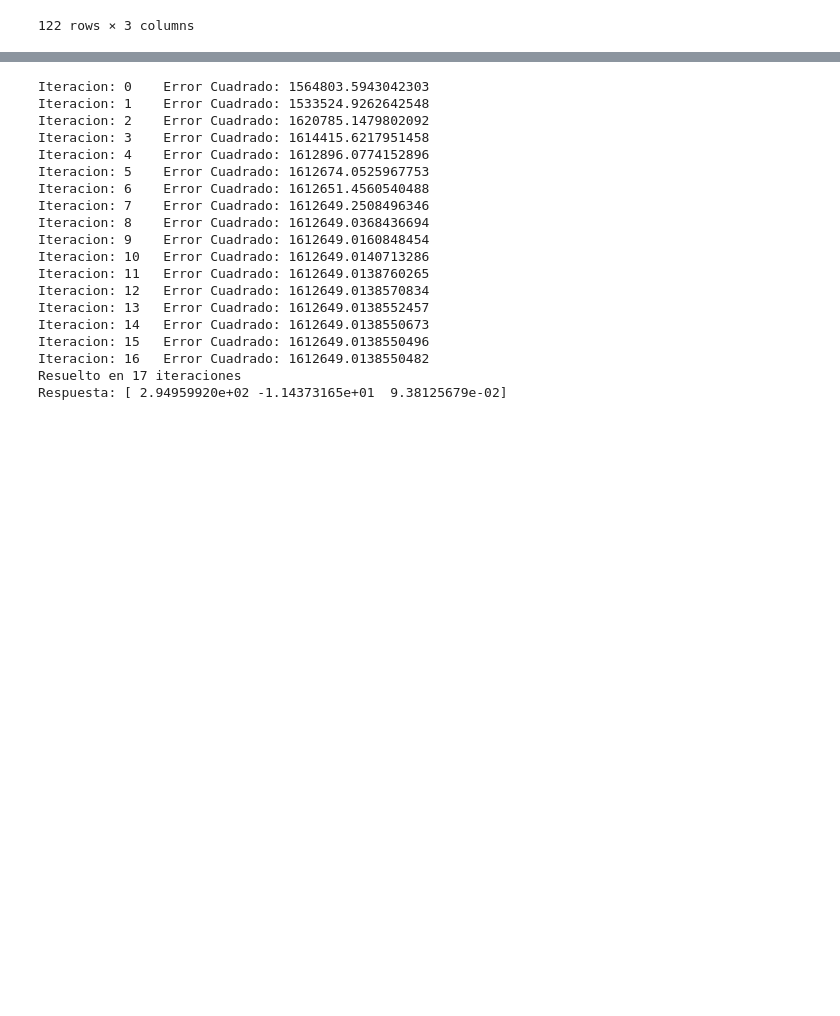
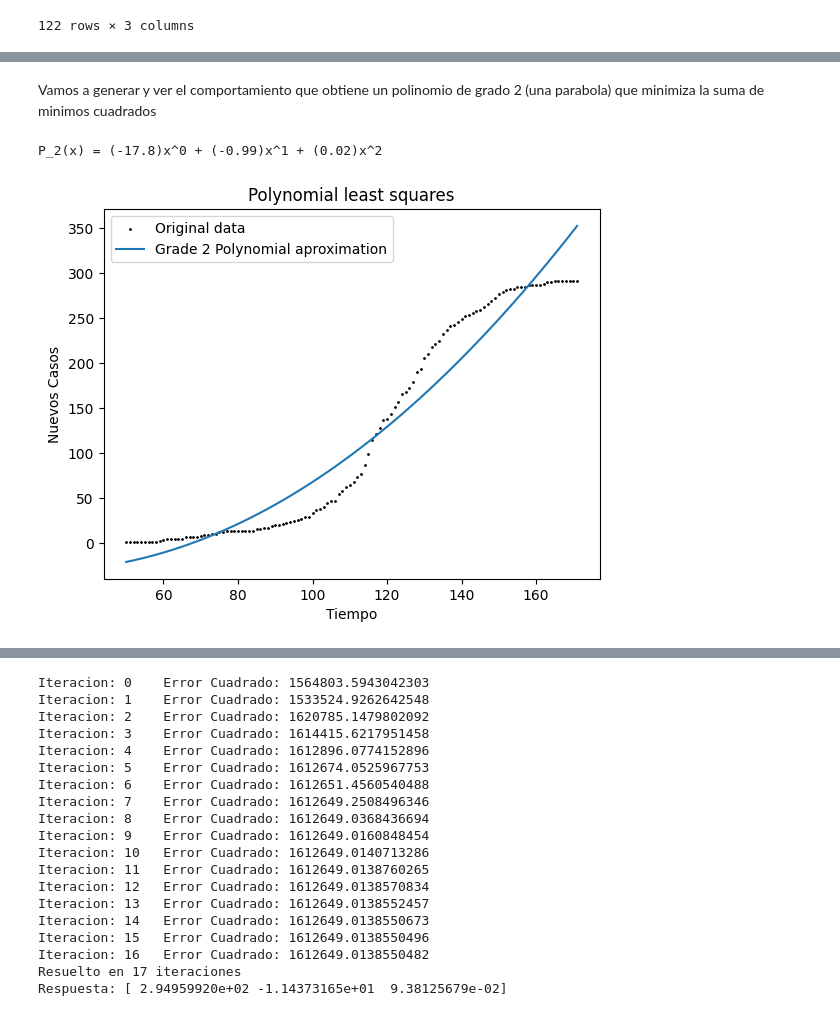
Before and after one commit to unalmedmathnum/Correa-Garcia-Lizcano-Velez, a Jupyter notebook: Tarea 2/least_squares.ipynb, the cells around one changed output, grey strips where cells are left out. Cells and saved outputs as stored; diff of their text form; code cells hidden in the pictures; blank space fills up the shorter version.

```diff
--- a/Tarea 2/least_squares.ipynb
+++ b/Tarea 2/least_squares.ipynb
@@ -169,0 +215,7 @@ def Gauss_Newton(max_iter, tol, inicio, arr_X, arr_Y, det_tol):
+# %% [markdown]
+Vamos a generar y ver el comportamiento que obtiene un polinomio de grado 2 (una parabola) que minimiza la suma de minimos cuadrados
+# %%
+plot_polynomial_least_squares(2)
+# %% [output]
+P_2(x) = (-17.8)x^0 + (-0.99)x^1 + (0.02)x^2
+[figure, added]
```
Also changed, not shown: parts of 29 cells of this notebook.
